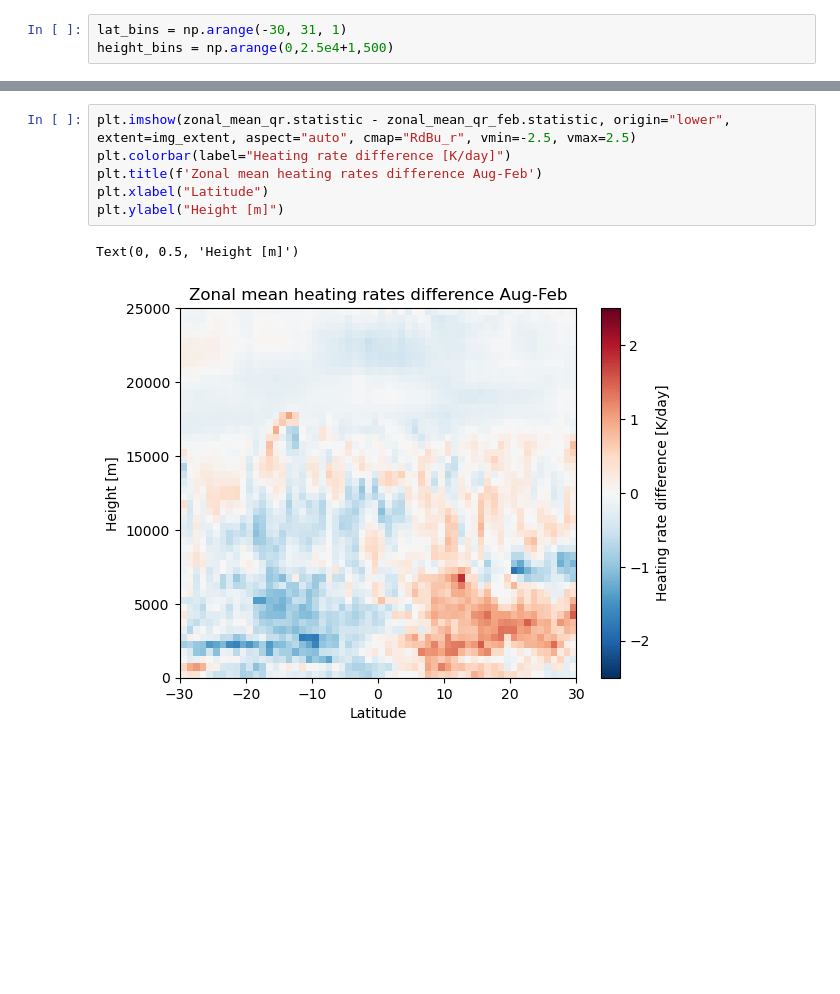
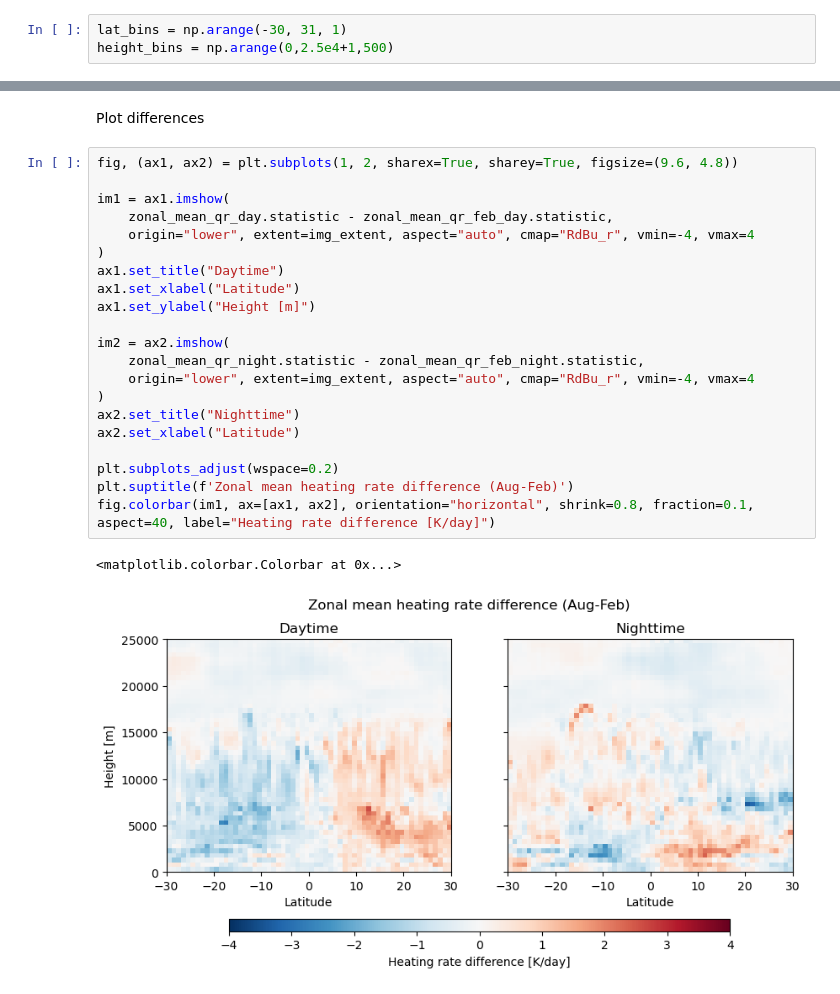
Before and after one commit to w-k-jones/CloudSatiPy, a Jupyter notebook: examples/zonal_heating_rates.ipynb, the cells around one changed output, grey strips where cells are left out. Drawn from its saved outputs; the diff is of its cells as text; blank space fills up the shorter version.

```diff
--- a/examples/zonal_heating_rates.ipynb
+++ b/examples/zonal_heating_rates.ipynb
@@ -159,9 +207,26 @@ Text(0, 0.5, 'Height [m]')
-# %%
-plt.imshow(zonal_mean_qr.statistic - zonal_mean_qr_feb.statistic, origin="lower", extent=img_extent, aspect="auto", cmap="RdBu_r", vmin=-2.5, vmax=2.5)
-plt.colorbar(label="Heating rate difference [K/day]")
-plt.title(f'Zonal mean heating rates difference Aug-Feb')
-plt.xlabel("Latitude")
-plt.ylabel("Height [m]")
-# %% [output]
-Text(0, 0.5, 'Height [m]')
-[figure, removed]
+# %% [markdown]
+Plot differences
+# %%
+fig, (ax1, ax2) = plt.subplots(1, 2, sharex=True, sharey=True, figsize=(9.6, 4.8))
+
+im1 = ax1.imshow(
+    zonal_mean_qr_day.statistic - zonal_mean_qr_feb_day.statistic,
+    origin="lower", extent=img_extent, aspect="auto", cmap="RdBu_r", vmin=-4, vmax=4
+)
+ax1.set_title("Daytime")
+ax1.set_xlabel("Latitude")
+ax1.set_ylabel("Height [m]")
+
+im2 = ax2.imshow(
+    zonal_mean_qr_night.statistic - zonal_mean_qr_feb_night.statistic,
+    origin="lower", extent=img_extent, aspect="auto", cmap="RdBu_r", vmin=-4, vmax=4
+)
+ax2.set_title("Nighttime")
+ax2.set_xlabel("Latitude")
+
+plt.subplots_adjust(wspace=0.2)
+plt.suptitle(f'Zonal mean heating rate difference (Aug-Feb)')
+fig.colorbar(im1, ax=[ax1, ax2], orientation="horizontal", shrink=0.8, fraction=0.1, aspect=40, label="Heating rate difference [K/day]")
+# %% [output]
+<matplotlib.colorbar.Colorbar at 0x...>
+[figure, added]
```
Also changed, not shown: parts of 15 cells of this notebook.
